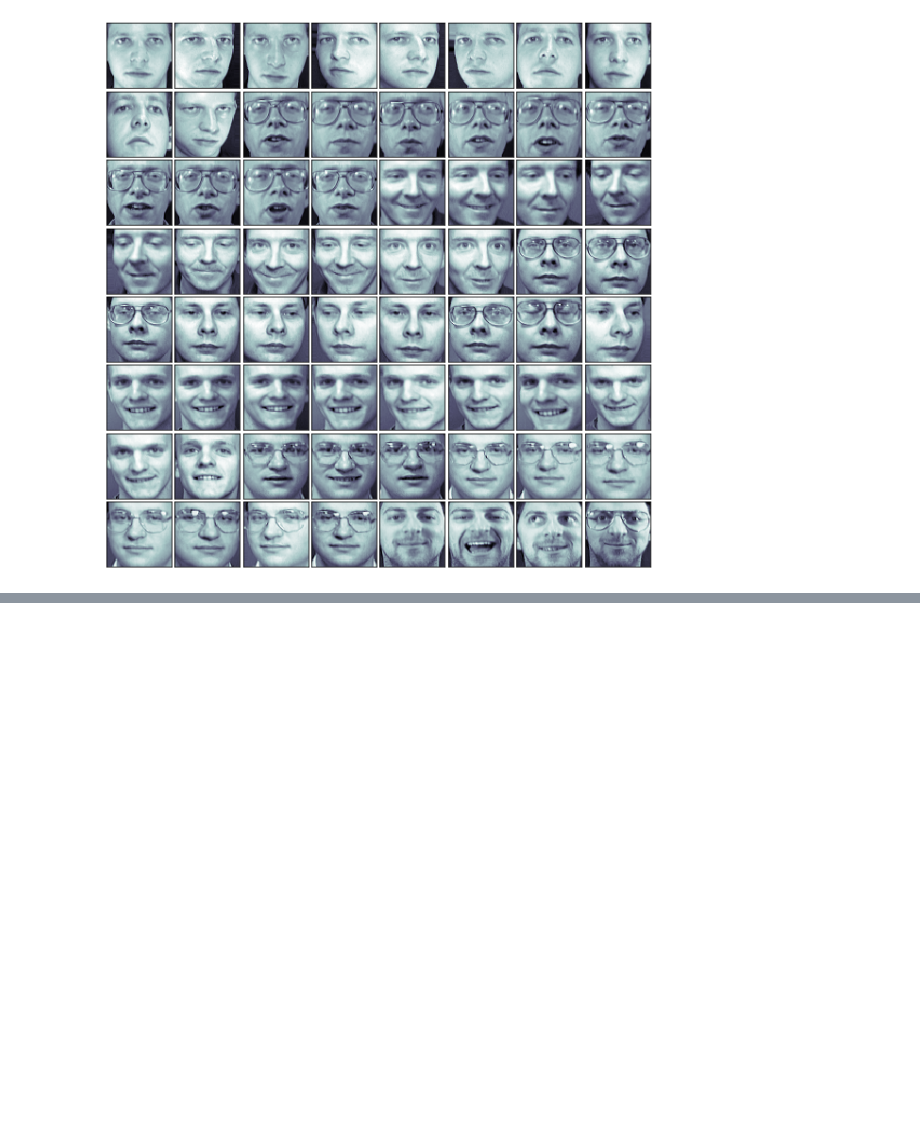
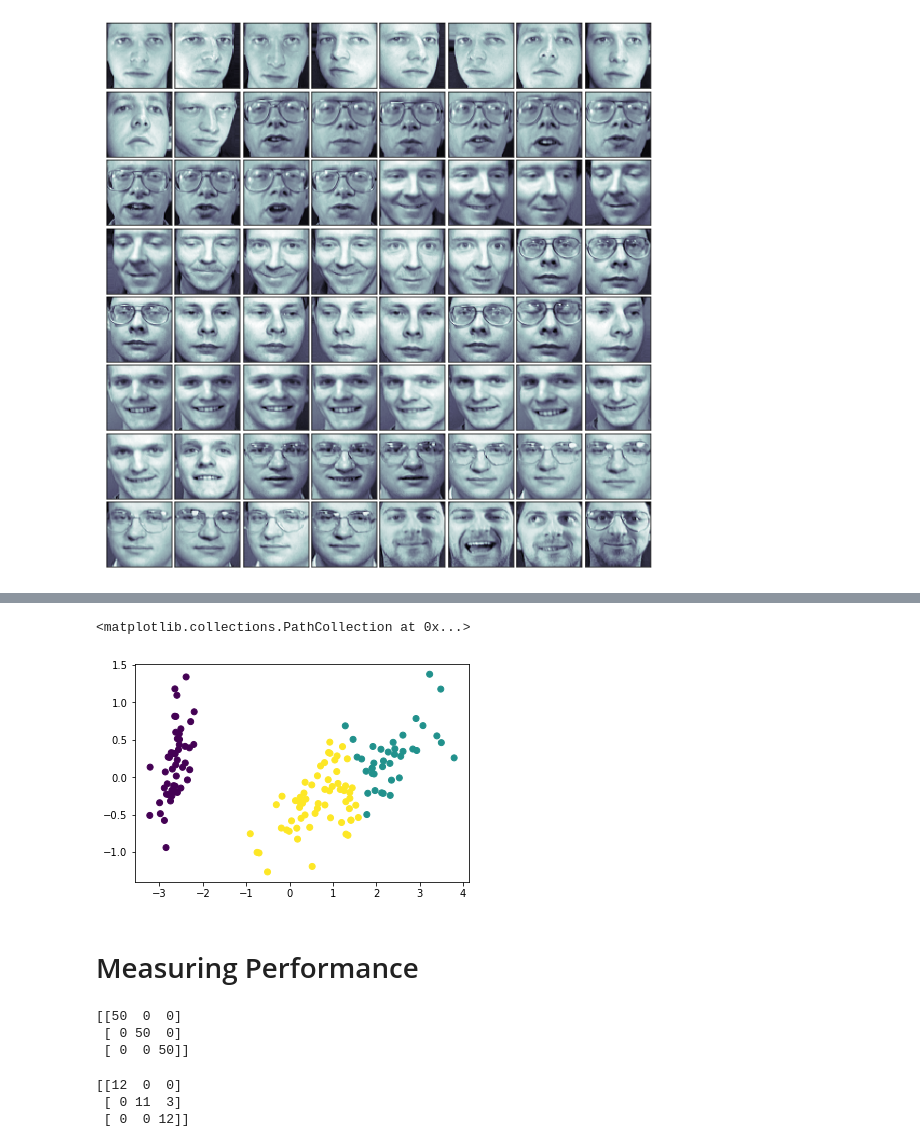
Before and after one commit to joshfuchs/DataScience_projects, a Jupyter notebook: SciKitLearn intro.ipynb, the cells around one changed output, grey strips where cells are left out. Cells and saved outputs as stored; diff of their text form; code cells hidden in the pictures; blank space fills up the shorter version.

```diff
--- a/SciKitLearn intro.ipynb
+++ b/SciKitLearn intro.ipynb
@@ -193,0 +307,11 @@ for i in range(64):
+# %%
+k_means = KMeans(n_clusters = 3, random_state = 0)
+k_means.fit(X_reduced)
+y_pred = k_means.predict(X_reduced)
+
+plt.scatter(X_reduced[:, 0], X_reduced[:, 1], c=y_pred)
+# %% [output]
+<matplotlib.collections.PathCollection at 0x...>
+[figure, added]
+# %% [markdown]
+# Measuring Performance
@@ -193,0 +325,16 @@ for i in range(64):
+# %%
+print(confusion_matrix(y,y_pred))
+# %% [output]
+[[50  0  0]
+ [ 0 50  0]
+ [ 0  0 50]]
+# %%
+from sklearn.model_selection import train_test_split
+Xtrain, Xtest, ytrain, ytest = train_test_split(X,y)
+clf.fit(Xtrain, ytrain)
+ypred = clf.predict(Xtest)
+print(confusion_matrix(ytest,ypred))
+# %% [output]
+[[12  0  0]
+ [ 0 11  3]
+ [ 0  0 12]]
```
Also changed, not shown: parts of 25 cells of this notebook.
